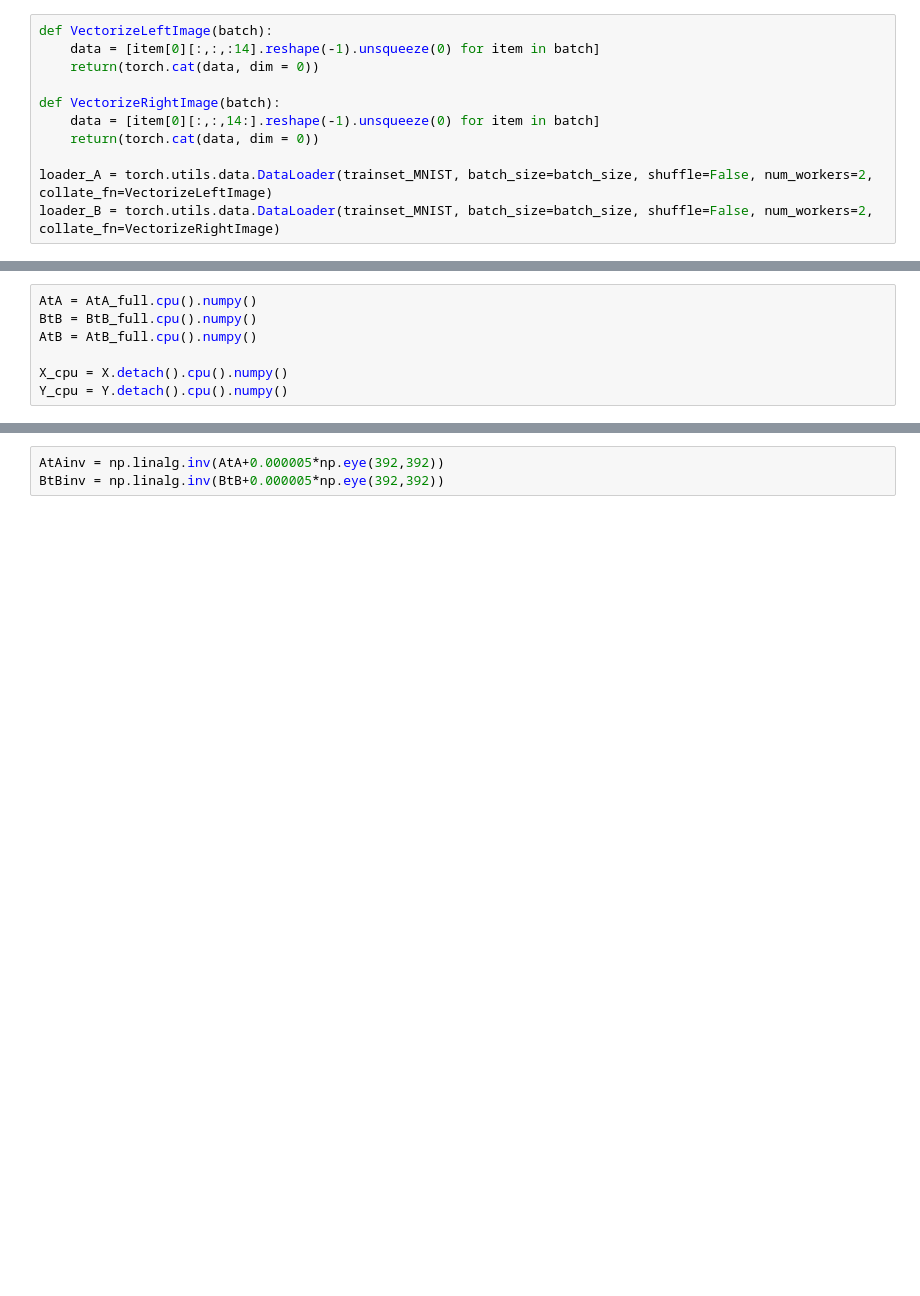
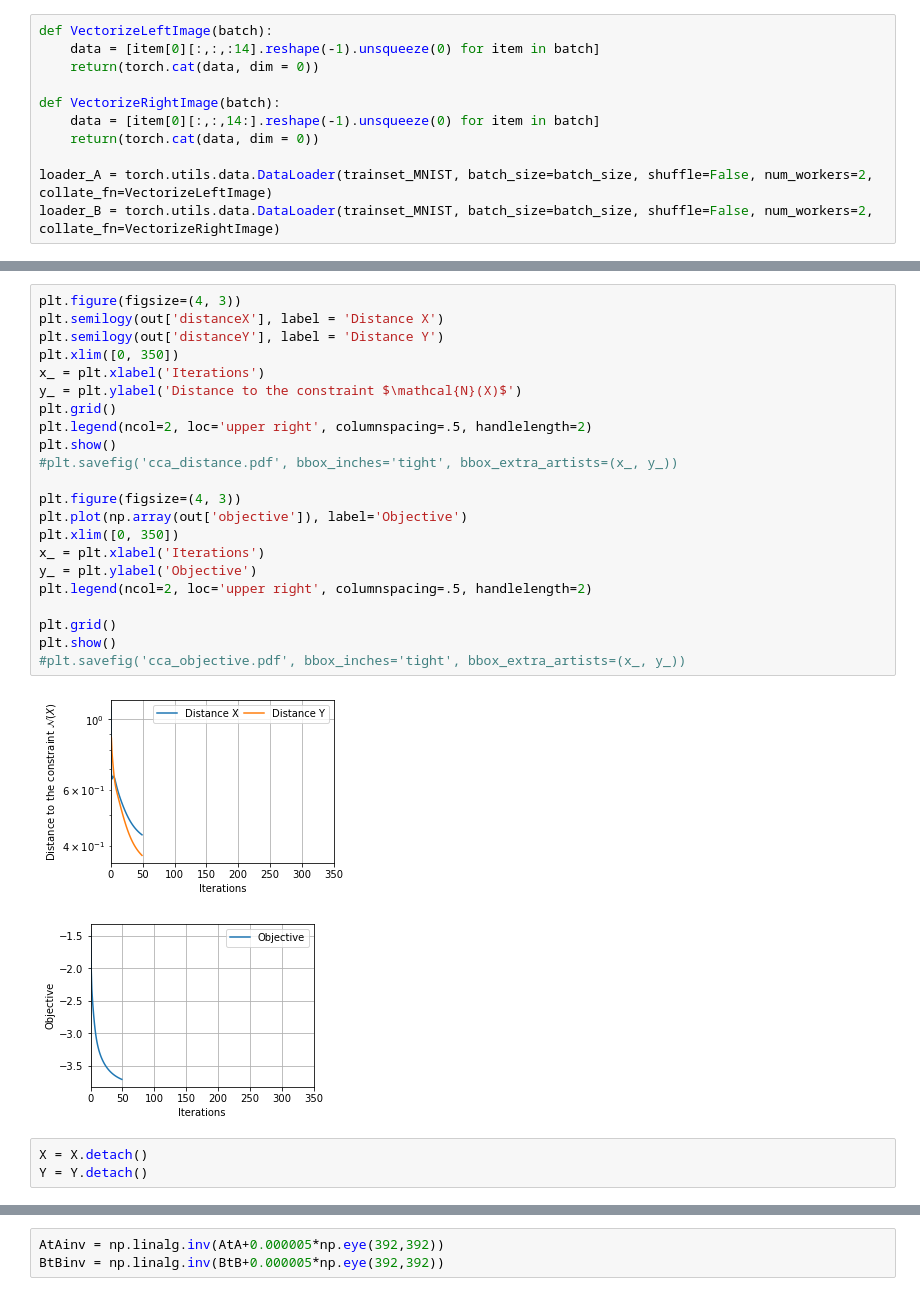
Before and after one commit to simonvary/landing-generalized-stiefel, a Jupyter notebook: test_resnet_cca.ipynb, the cells around one changed output, grey strips where cells are left out. Drawn from its saved outputs; the diff is of its cells as text; blank space fills up the shorter version.

```diff
--- a/test_resnet_cca.ipynb
+++ b/test_resnet_cca.ipynb
@@ -83,7 +83,28 @@ Dist Y: 0.25484
-# %%
-AtA = AtA_full.cpu().numpy()
-BtB = BtB_full.cpu().numpy()
-AtB = AtB_full.cpu().numpy()
-
-X_cpu = X.detach().cpu().numpy()
-Y_cpu = Y.detach().cpu().numpy()
+# %%
+plt.figure(figsize=(4, 3))
+plt.semilogy(out['distanceX'], label = 'Distance X')
+plt.semilogy(out['distanceY'], label = 'Distance Y')
+plt.xlim([0, 350])
+x_ = plt.xlabel('Iterations')
+y_ = plt.ylabel('Distance to the constraint $\mathcal{N}(X)$')
+plt.grid()
+plt.legend(ncol=2, loc='upper right', columnspacing=.5, handlelength=2)
+plt.show()
+#plt.savefig('cca_distance.pdf', bbox_inches='tight', bbox_extra_artists=(x_, y_))
+
+plt.figure(figsize=(4, 3))
+plt.plot(np.array(out['objective']), label='Objective')
+plt.xlim([0, 350])
+x_ = plt.xlabel('Iterations')
+y_ = plt.ylabel('Objective')
+plt.legend(ncol=2, loc='upper right', columnspacing=.5, handlelength=2)
+
+plt.grid()
+plt.show()
+#plt.savefig('cca_objective.pdf', bbox_inches='tight', bbox_extra_artists=(x_, y_))
+# %% [output]
+[figure, added]
+[figure, added]
+# %%
+X = X.detach()
+Y = Y.detach()
```
Also changed, not shown: parts of 35 cells of this notebook, 7 other files.
